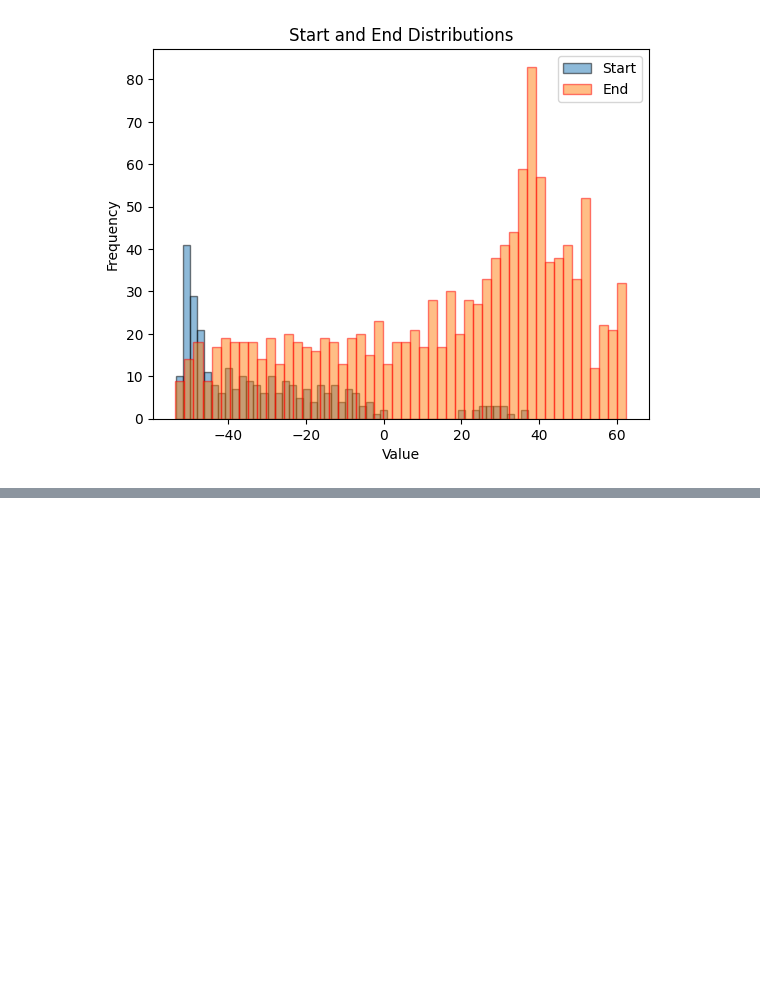
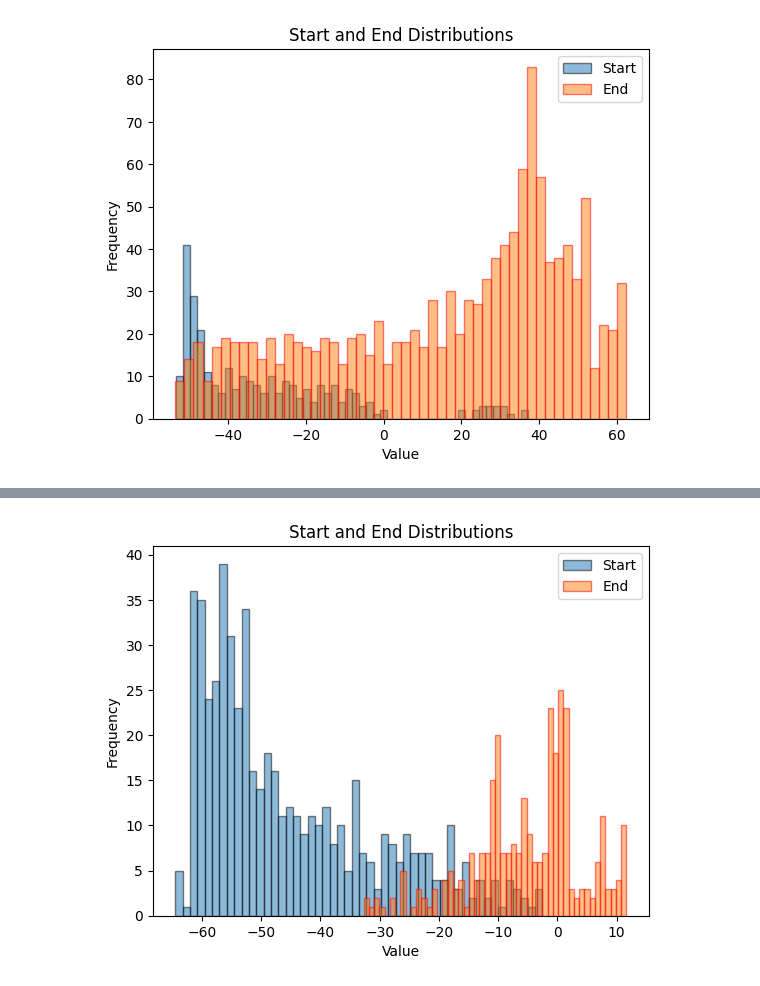
Before and after one commit to sensodevices/imu-gesture-recognition-notebook, a Jupyter notebook: data-collection.ipynb, the cells around one changed output, grey strips where cells are left out. Drawn from its saved outputs; the diff is of its cells as text; code cells hidden in the pictures; blank space fills up the shorter version.

```diff
--- a/data-collection.ipynb
+++ b/data-collection.ipynb
@@ -433,0 +442,16 @@ plt.show()
+# %%
+import matplotlib.pyplot as plt
+
+plt.hist(df[(df['predict_position_type'] == 1) & (df['game_result_id'] == 14135)]['forearm_y_ang'], bins=50, alpha=0.5, label='Start', edgecolor='black')
+plt.hist(df[(df['predict_position_type'] == 2) & (df['game_result_id'] == 14135)]['forearm_y_ang'], bins=50, alpha=0.5, label='End', edgecolor='red')
+
+# Add labels and legend
+plt.title('Start and End Distributions')
+plt.xlabel('Value')
+plt.ylabel('Frequency')
+plt.legend()
+
+# Show the plot
+plt.show()
+# %% [output]
+[figure, added]
```
Also changed, not shown: parts of 5 cells of this notebook, 1 other file.
